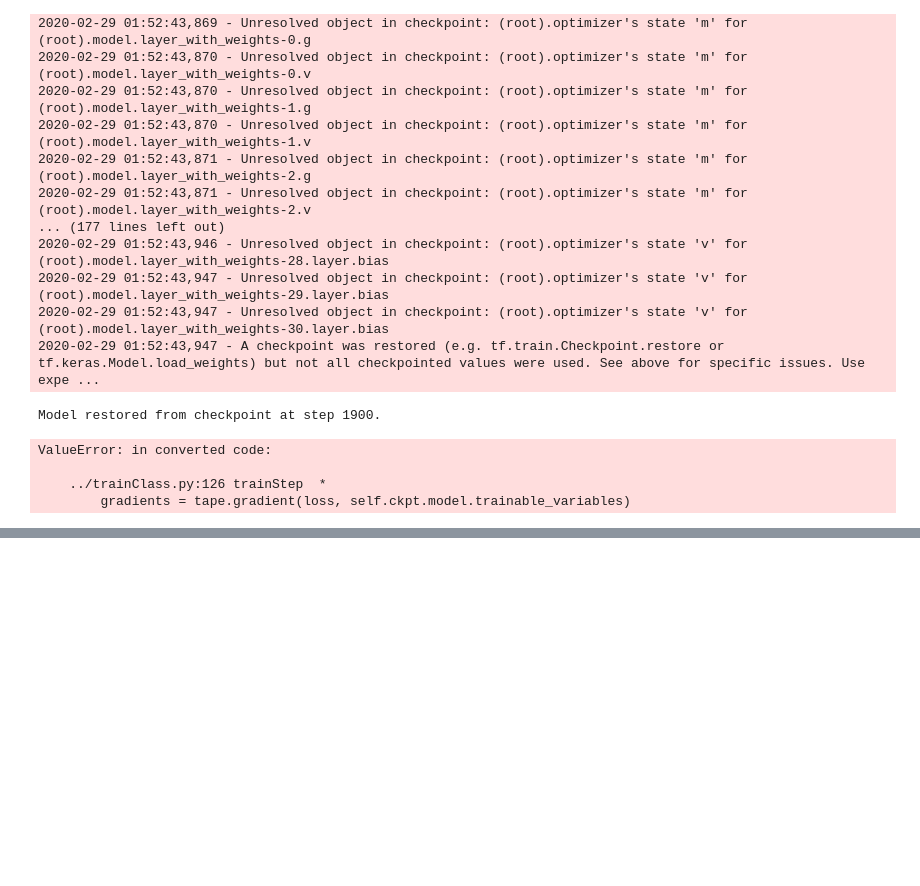
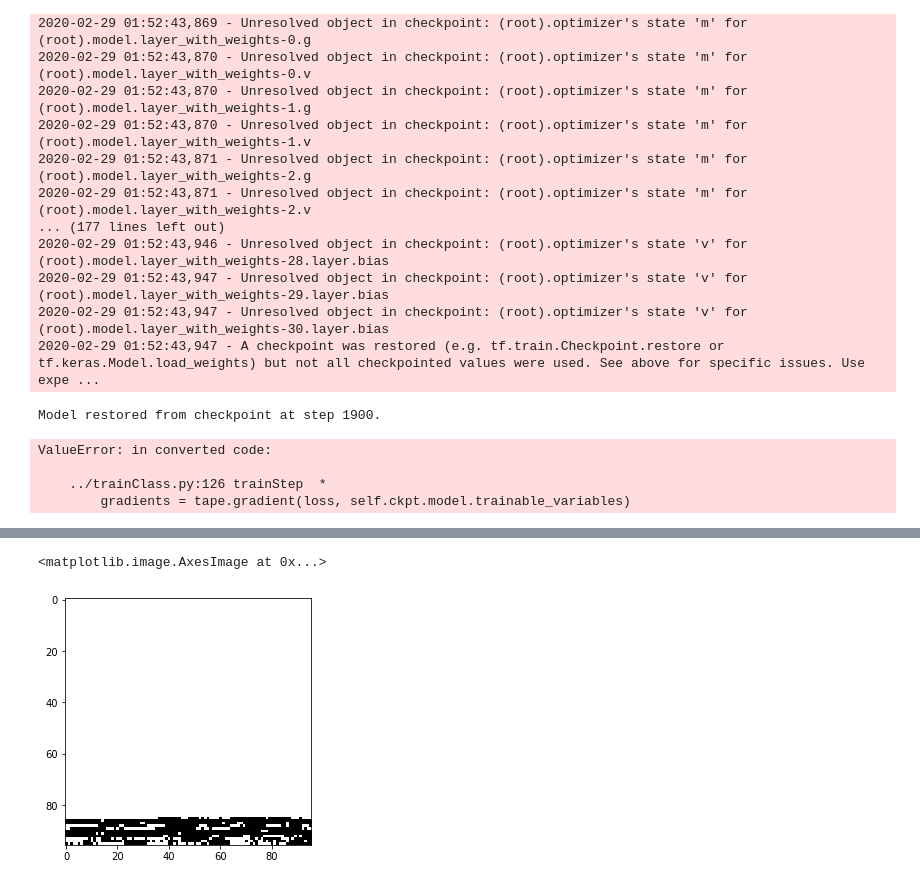
Before and after one commit to mmbajo/PROBA-V, a Jupyter notebook: notebooks/Patches.ipynb, the cells around one changed output, grey strips where cells are left out. Saved outputs shown, nothing was run; the diff lists cells and outputs as text; code cells hidden in the pictures; blank space fills up the shorter version.

```diff
--- a/notebooks/Patches.ipynb
+++ b/notebooks/Patches.ipynb
@@ -103,0 +92,5 @@ KeyboardInterrupt:
+# %%
+io.imshow(~y[7].squeeze(2).mask)
+# %% [output]
+<matplotlib.image.AxesImage at 0x...>
+[figure, added]
```
Also changed, not shown: parts of 87 cells of this notebook, 40 other files.
